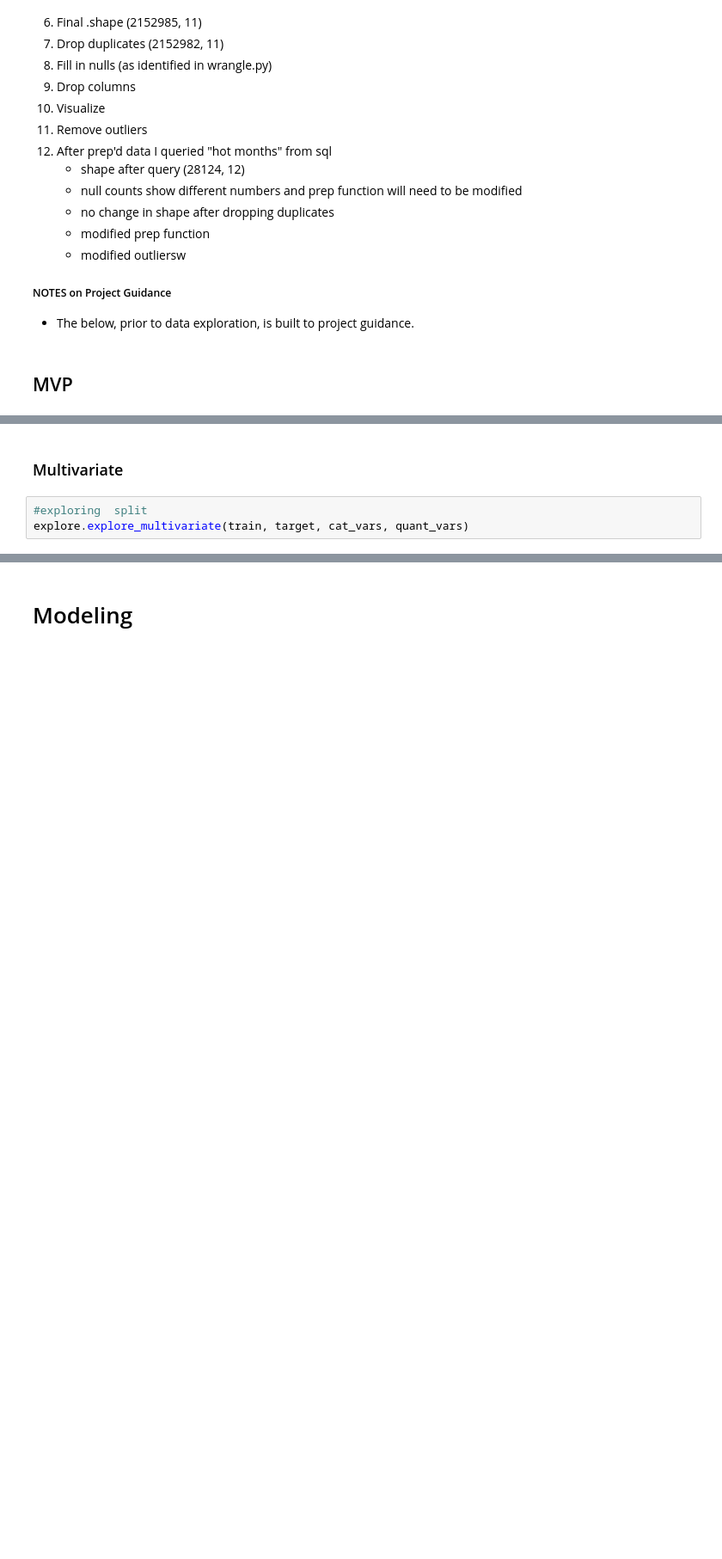
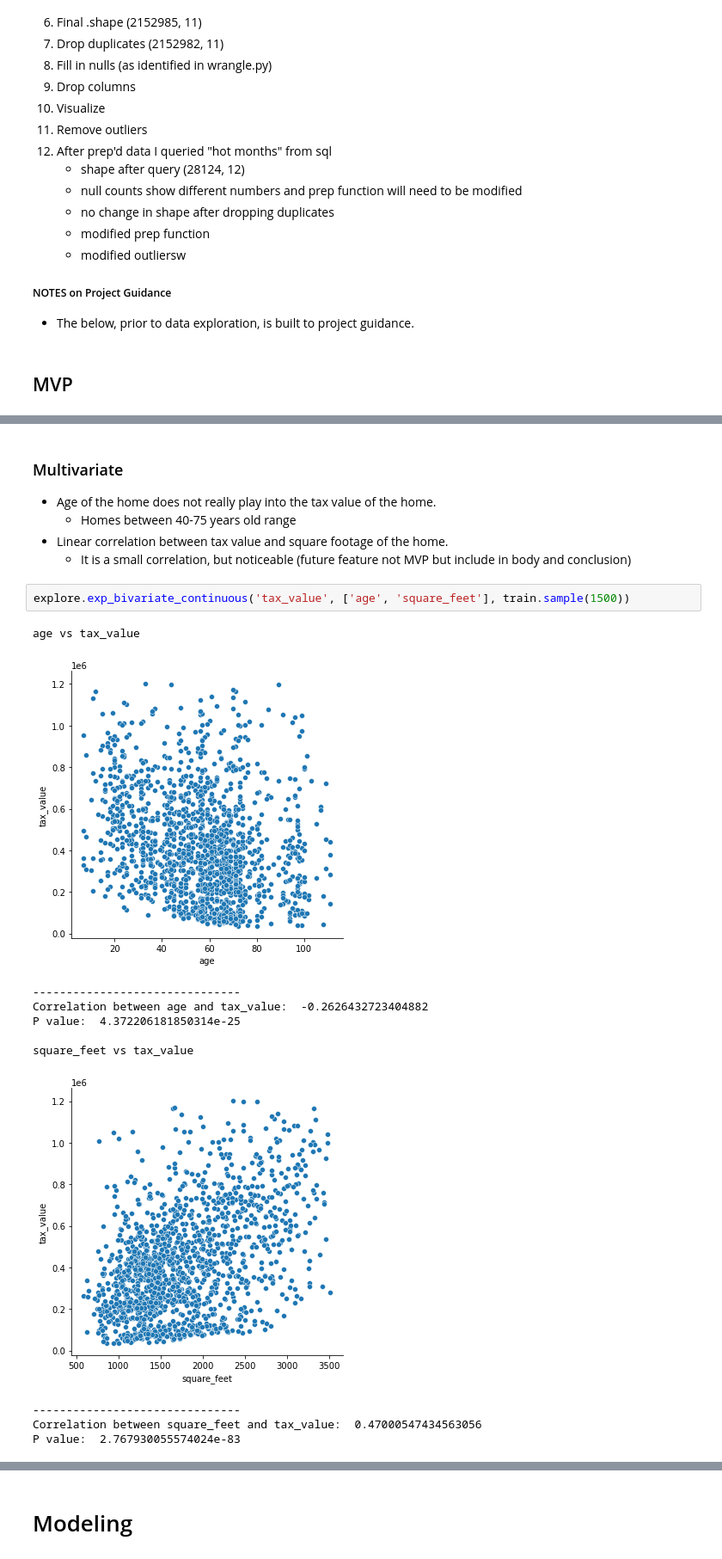
Before and after one commit to hrodjr/estimating_home_value_regression_project, a Jupyter notebook: scratch_notebook.ipynb, the cells around one changed output, grey strips where cells are left out. Shown at 86% size. Saved outputs shown, nothing was run; the diff lists cells and outputs as text; blank space fills up the shorter version.

```diff
--- a/scratch_notebook.ipynb
+++ b/scratch_notebook.ipynb
@@ -260,7 +284,23 @@ explore.explore_bivariate(train, target, cat_vars, quant_vars)
 # %% [markdown]
 ### Multivariate
+
+- Age of the home does not really play into the tax value of the home.
+    - Homes between 40-75 years old range
+- Linear correlation between tax value and square footage of the home.
+    - It is a small correlation, but noticeable (future feature not MVP but include in body and conclusion)
 # %%
-#exploring  split
-explore.explore_multivariate(train, target, cat_vars, quant_vars)
+explore.exp_bivariate_continuous('tax_value', ['age', 'square_feet'], train.sample(1500))
+# %% [output]
+age vs tax_value
+[figure, added]
+-------------------------------
+Correlation between age and tax_value:  -0.2626432723404882
+P value:  4.372206181850314e-25
+
+square_feet vs tax_value
+[figure, added]
+-------------------------------
+Correlation between square_feet and tax_value:  0.47000547434563056
+P value:  2.767930055574024e-83
 # %% [markdown]
 # Hypothesis Testing
```
Also changed, not shown: parts of 48 cells of this notebook, 3 other files.
